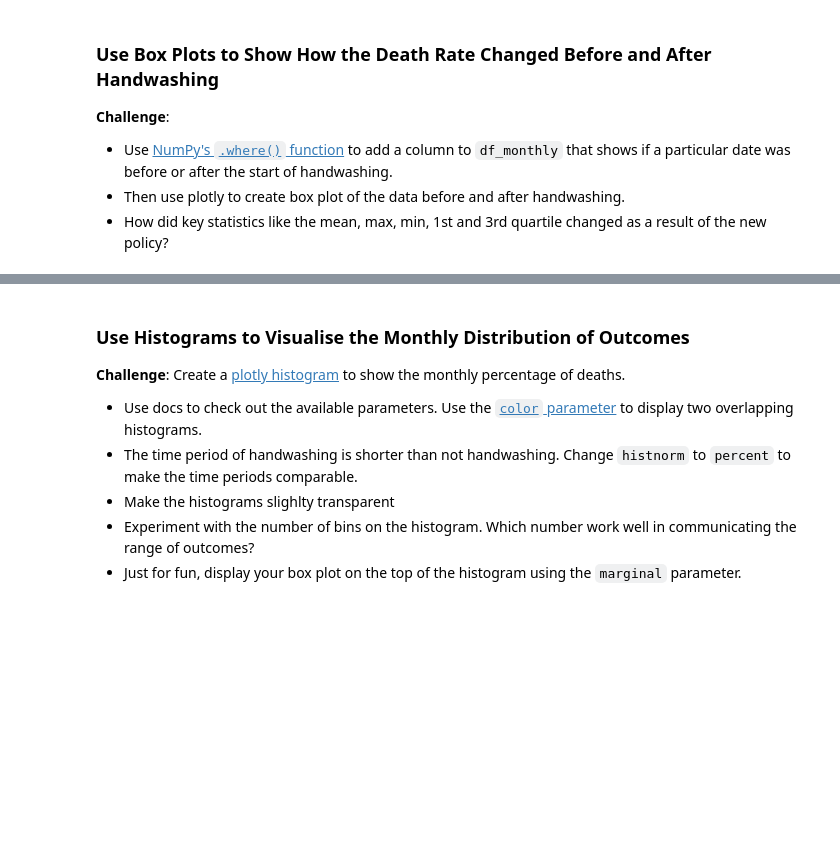
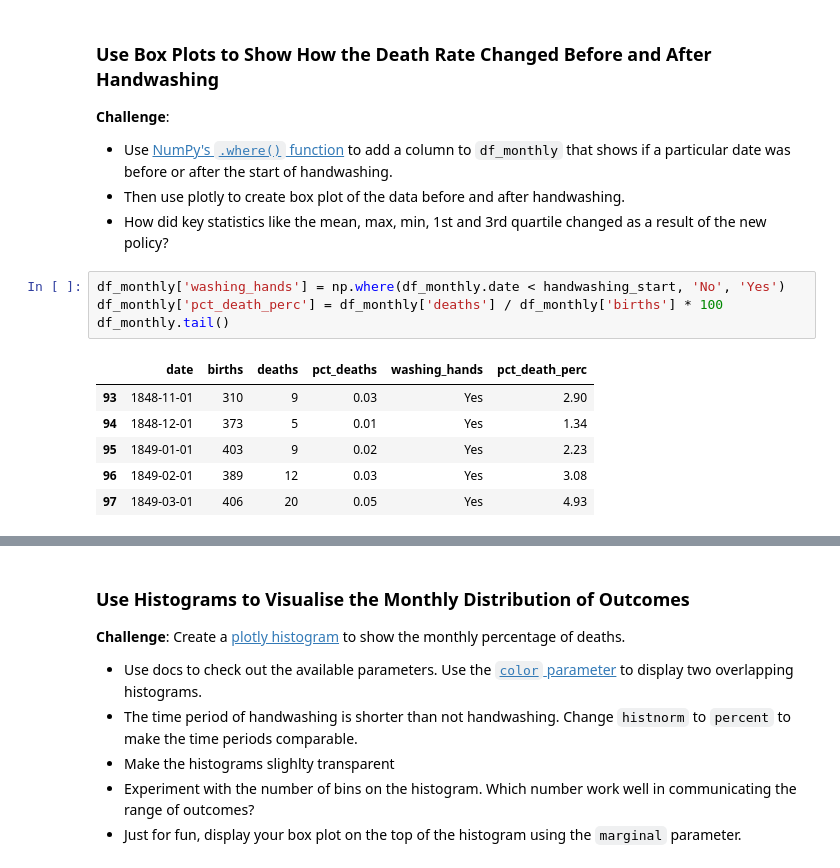
Before and after one commit to Antdfl/LearningPython3, a Jupyter notebook: Python100daycourse/day-80-Dr-Semmelweis-Analysis/Dr_Semmelweis_Handwashing_Discovery.ipynb, the cells around one changed output, grey strips where cells are left out. Saved outputs shown, nothing was run; the diff lists cells and outputs as text; blank space fills up the shorter version.

```diff
--- a/Python100daycourse/day-80-Dr-Semmelweis-Analysis/Dr_Semmelweis_Handwashing_Discovery.ipynb
+++ b/Python100daycourse/day-80-Dr-Semmelweis-Analysis/Dr_Semmelweis_Handwashing_Discovery.ipynb
@@ -416,3 +428,14 @@ plt.show()
 * Use [NumPy's `.where()` function](https://numpy.org/doc/stable/reference/generated/numpy.where.html) to add a column to `df_monthly` that shows if a particular date was before or after the start of handwashing.
 * Then use plotly to create box plot of the data before and after handwashing.
 * How did key statistics like the mean, max, min, 1st and 3rd quartile changed as a result of the new policy?
+# %%
+df_monthly['washing_hands'] = np.where(df_monthly.date < handwashing_start, 'No', 'Yes')
+df_monthly['pct_death_perc'] = df_monthly['deaths'] / df_monthly['births'] * 100
+df_monthly.tail()
+# %% [output]
+|  | date | births | deaths | pct_deaths | washing_hands | pct_death_perc |
+| 93 | 1848-11-01 | 310 | 9 | 0.03 | Yes | 2.90 |
+| 94 | 1848-12-01 | 373 | 5 | 0.01 | Yes | 1.34 |
+| 95 | 1849-01-01 | 403 | 9 | 0.02 | Yes | 2.23 |
+| 96 | 1849-02-01 | 389 | 12 | 0.03 | Yes | 3.08 |
+| 97 | 1849-03-01 | 406 | 20 | 0.05 | Yes | 4.93 |
```
Also changed, not shown: parts of 6 cells of this notebook, 3 other files.
